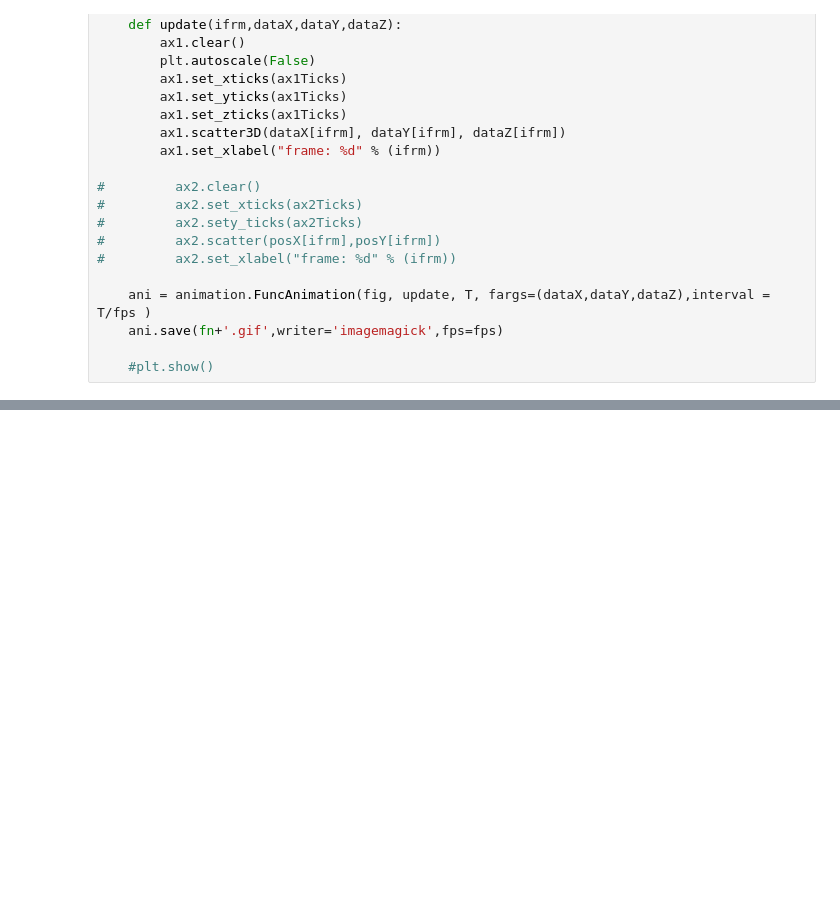
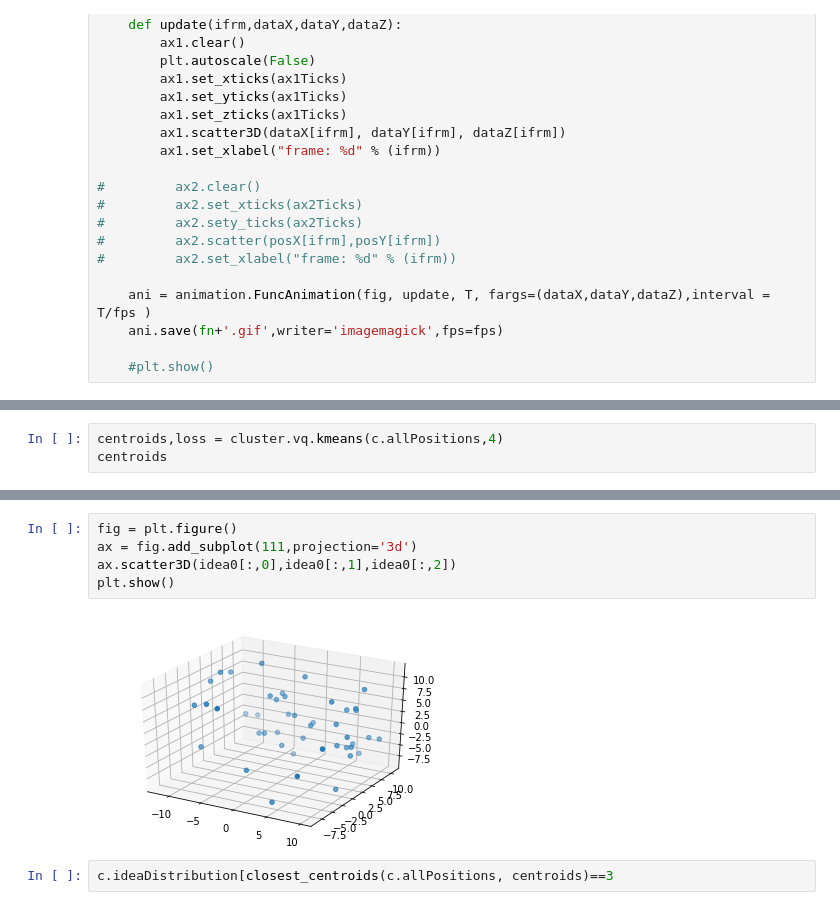
Before and after one commit to tcikezu/ideatransfer, a Jupyter notebook: simulate.ipynb, the cells around one changed output, grey strips where cells are left out. Cells and saved outputs as stored; diff of their text form; blank space fills up the shorter version.

```diff
--- a/simulate.ipynb
+++ b/simulate.ipynb
@@ -90,0 +139,3 @@ plt.imshow(c.agreementMatrix)
+# %%
+centroids,loss = cluster.vq.kmeans(c.allPositions,4)
+centroids
@@ -90,0 +158,9 @@ plt.imshow(c.agreementMatrix)
+# %%
+fig = plt.figure()
+ax = fig.add_subplot(111,projection='3d')
+ax.scatter3D(idea0[:,0],idea0[:,1],idea0[:,2])
+plt.show()
+# %% [output]
+[figure, added]
+# %%
+c.ideaDistribution[closest_centroids(c.allPositions, centroids)==3
```
Also changed, not shown: parts of 13 cells of this notebook, 2 other files.
